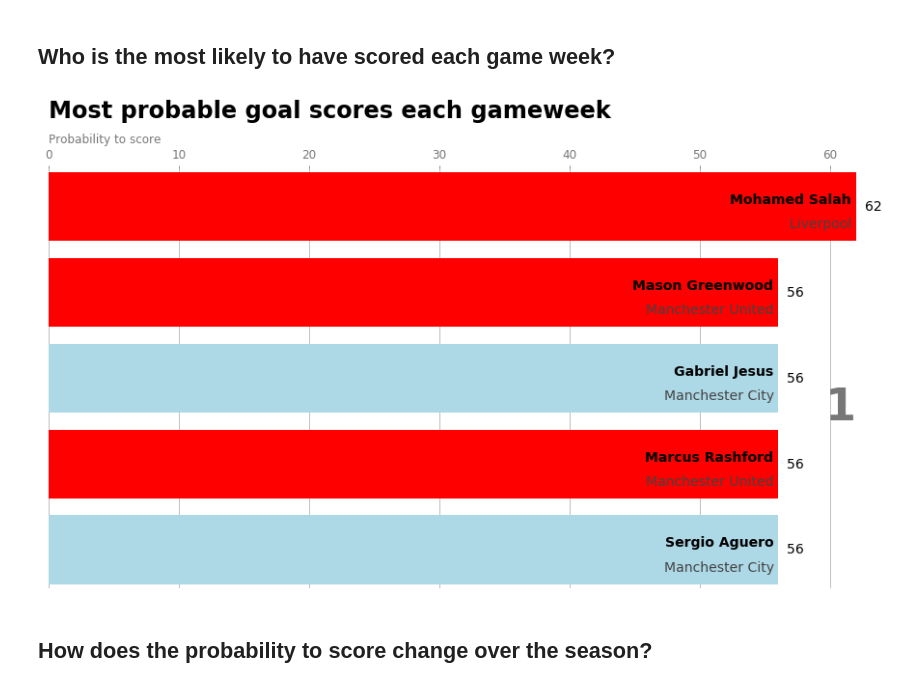
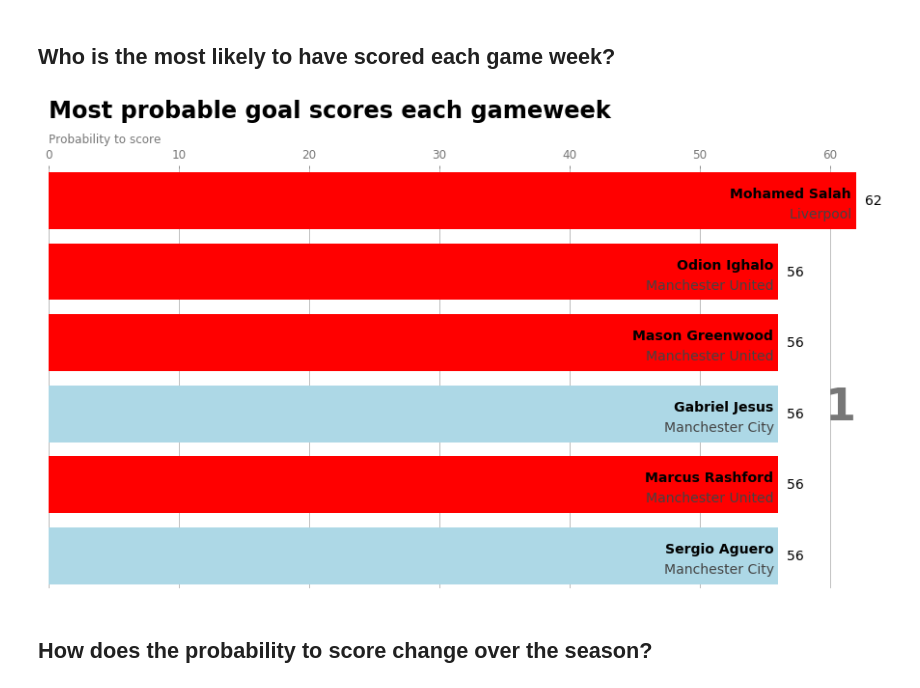
Before and after one commit to andreas-lloyd/scoring-probability, a Jupyter notebook: initial-exploration/002-basic-sol-exploration.ipynb, the cells around one changed output. Drawn from its saved outputs; the diff is of its cells as text; code cells hidden in the pictures.

Commit message:
adding some more graphs to check trends

```diff
--- a/initial-exploration/002-basic-sol-exploration.ipynb
+++ b/initial-exploration/002-basic-sol-exploration.ipynb
@@ -32,6 +32,8 @@ select a.uid as player_uid, a.name, b.name as team_name, primary_color from data
 """
 
 player_info = pd.read_sql(player_query, URI)
+
+player_info['primary_color'] = player_info.primary_color.replace('_', '', regex=True)
 # %%
 result_w_info = result.merge(player_info)
 # %% [markdown]
@@ -46,14 +48,13 @@ from IPython.display import HTML
 s_by = ['gameweek', 'chance_score']
 g_by = s_by[0]
 keep = ['name', 'team_name', 'chance_score', 'gameweek', 'primary_color']
-top_players = result_w_info.sort_values(s_by, ascending=[True, False]).groupby(g_by).head()[keep].sort_values(s_by)
+top_players = result_w_info.sort_values(s_by, ascending=[True, False]).groupby(g_by).head(6)[keep].sort_values(s_by)
 # %%
 def draw_barchart(gameweek):
     c = top_players.gameweek == gameweek
-    colors = top_players.loc[c, 'primary_color'].replace('_', '', regex=True).tolist()
 
     ax.clear()
-    ax.barh(top_players.loc[c, 'name'], top_players.loc[c, 'chance_score'], color=colors)
+    ax.barh(top_players.loc[c, 'name'], top_players.loc[c, 'chance_score'], color=top_players.loc[c, 'primary_color'])
 
     for i, (value, name) in enumerate(zip(top_players.loc[c, 'chance_score'], top_players.loc[c, 'name'])):
         team_name = player_info.loc[player_info.name == name, 'team_name'].iloc[0]
@@ -77,12 +78,12 @@ def draw_barchart(gameweek):
     plt.box(False)
 # %%
 fig, ax = plt.subplots(figsize=(15, 8))
-animator = animation.FuncAnimation(fig, draw_barchart, interval=2000, frames=range(top_players.gameweek.min(), top_players.gameweek.max()))
+animator = animation.FuncAnimation(fig, draw_barchart, interval=2000, frames=range(top_players.gameweek.min(), top_players.gameweek.max() + 1))
 animator.save('scorers-race.gif', writer='imagemagick');
 #HTML(animator.to_html5_video())
 #HTML(animator.to_jshtml())
 # or use animator.to_html5_video() or animator.save()
 # %% [output]
-[figure, old version]
+[figure, new version]
 # %% [markdown]
 ## How does the probability to score change over the season?
```
Also changed, not shown: parts of 13 cells of this notebook, 1 other file.
